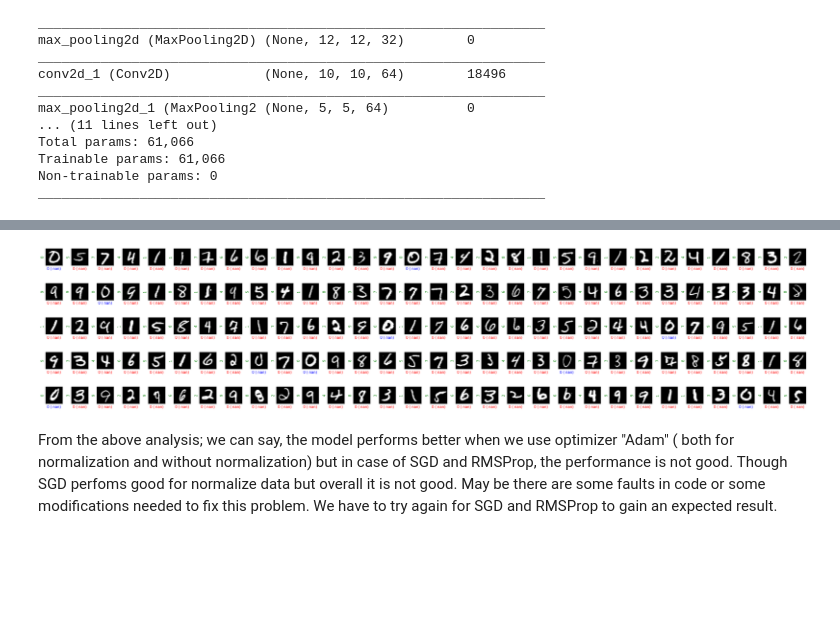
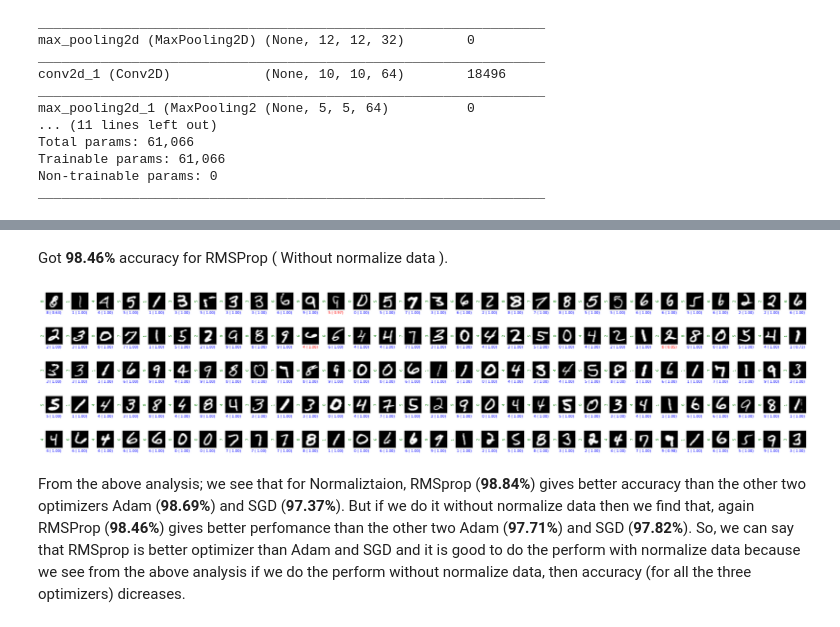
Before and after one commit to KowshikChakraborty-AIUB/CVPR, a Jupyter notebook: PA-01/PA-01 (Programming Assignment-01).ipynb, the cells around one changed output, grey strips where cells are left out. Saved outputs shown, nothing was run; the diff lists cells and outputs as text; code cells hidden in the pictures; blank space fills up the shorter version.

Commit message:
Programming Assignment-01(Some errors fix and modifications done)

```diff
--- a/PA-01/PA-01 (Programming Assignment-01).ipynb
+++ b/PA-01/PA-01 (Programming Assignment-01).ipynb
@@ -498,7 +688,7 @@ COLS = 30
 random_indices = random.sample(range(X_test1.shape[0]), ROWS*COLS)
 sample_images = X_test1[random_indices, :]
 sample_labels = Y_test1[random_indices]
-predictions = model.predict(sample_images)
+predictions = model5.predict(sample_images)
 
 i = 0
 
@@ -524,0 +715,22 @@ plt.show()
+# %%
+# Without Normalize Data
+
+model6 = keras.Sequential([
+    ## input layer
+    keras.Input(shape=(28,28,1)),
+
+    ## hidden layers
+    layers.Conv2D(filters=32, kernel_size=(5,5), activation='relu'),
+    layers.MaxPooling2D(pool_size=(2,2)),
+    layers.Conv2D(filters=64, kernel_size=(3,3), activation='relu'),
+    layers.MaxPooling2D(pool_size=(2,2)),
+    layers.Conv2D(filters=64, kernel_size=(3,3), activation='relu'),
+    layers.MaxPooling2D(pool_size=(2,2)),
+
+    layers.Flatten(),
+    layers.Dense(64, activation='relu'),
+
+    ## output layer
+    layers.Dense(units=10, activation='softmax')
+])
+model6.summary()
@@ -525,6 +755,14 @@ plt.show()
+# %%
+# Using 'RMSProp'
+
+model6.compile(
+    optimizer='RMSProp',
+    loss='sparse_categorical_crossentropy',
+    metrics=['accuracy']
+)
 # %%
 # Without Normalize Data
 
-h6 = model.fit(x=X_train2, y=Y_train2, epochs=5, batch_size=40, validation_split=0.2)
+h6 = model6.fit(x=X_train2, y=Y_train2, epochs=5, batch_size=40, validation_split=0.2)
 # %% [output]
 Epoch 1/5
@@ -573,35 +811,37 @@ Test Loss: nan
+# %% [markdown]
+Got **98.46%** accuracy for RMSProp ( Without normalize data ).
 # %%
 # Predicting Images
 
 ROWS = 5
 COLS = 30
 
 random_indices = random.sample(range(X_test2.shape[0]), ROWS*COLS)
 sample_images = X_test2[random_indices, :]
 sample_labels = Y_test2[random_indices]
-predictions = model.predict(sample_images)
+predictions = model6.predict(sample_images)
 
 i = 0
 
 plt.figure(figsize=(30,7))
 for r in range(ROWS):
     for c in range(COLS):
         plt.subplot(ROWS, COLS, i+1)
         plt.imshow(sample_images[i].reshape(28,28), cmap=plt.cm.gray)
         plt.xticks([])
         plt.yticks([])
         prediction = np.argmax(predictions[i])
         confidence = predictions[i][prediction]
         if sample_labels[i] == prediction:
             plt.xlabel(f"{prediction} ({confidence: .2f})", color='b')
         else:
             plt.xlabel(f"{prediction} ({confidence: .2f})", color='r')
         plt.ylabel(sample_labels[i], color='g')
         i += 1
 
 plt.tight_layout()
 plt.show()
 # %% [output]
-[figure, old version]
+[figure, new version]
-# %% [markdown]
-From the above analysis; we can say, the model performs better when we use optimizer "Adam" ( both for normalization and without normalization) but in case of SGD and RMSProp, the performance is not good. Though SGD perfoms good for normalize data but overall it is not good. May be there are some faults in code or some modifications needed to fix this problem. We have to try again for SGD and RMSProp to gain an expected result.
+# %% [markdown]
+From the above analysis; we see that for Normaliztaion, RMSprop (**98.84%**) gives better accuracy than the other two optimizers Adam (**98.69%**) and SGD (**97.37%**). But if we do it without normalize data then we find that, again RMSProp (**98.46%**) gives better perfomance than the other two Adam (**97.71%**) and SGD (**97.82%**). So, we can say that RMSprop is better optimizer than Adam and SGD and it is good to do the perform with normalize data because we see from the above analysis if we do the perform without normalize data, then accuracy (for all the three optimizers) dicreases.
```
Also changed, not shown: parts of 40 cells of this notebook.
